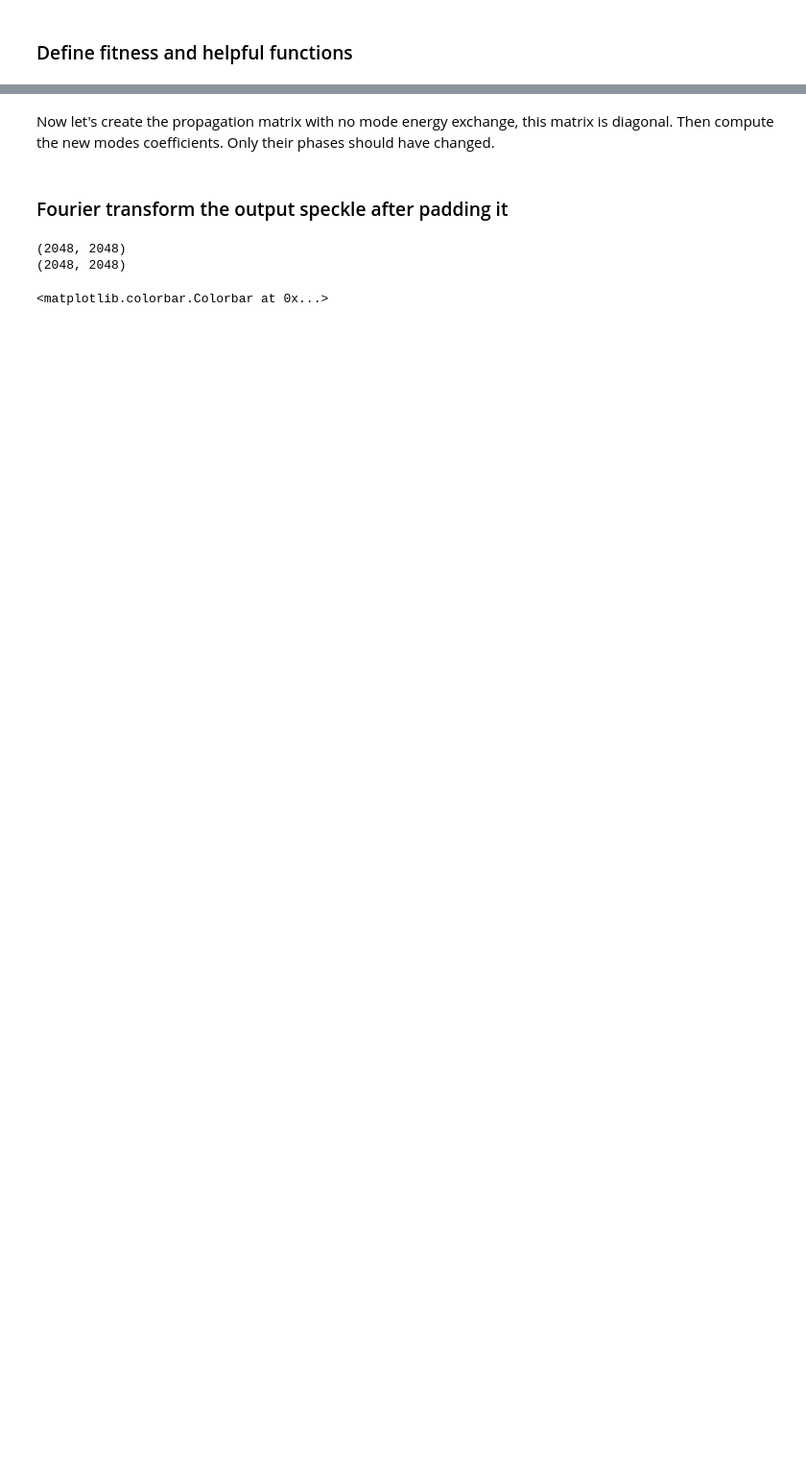
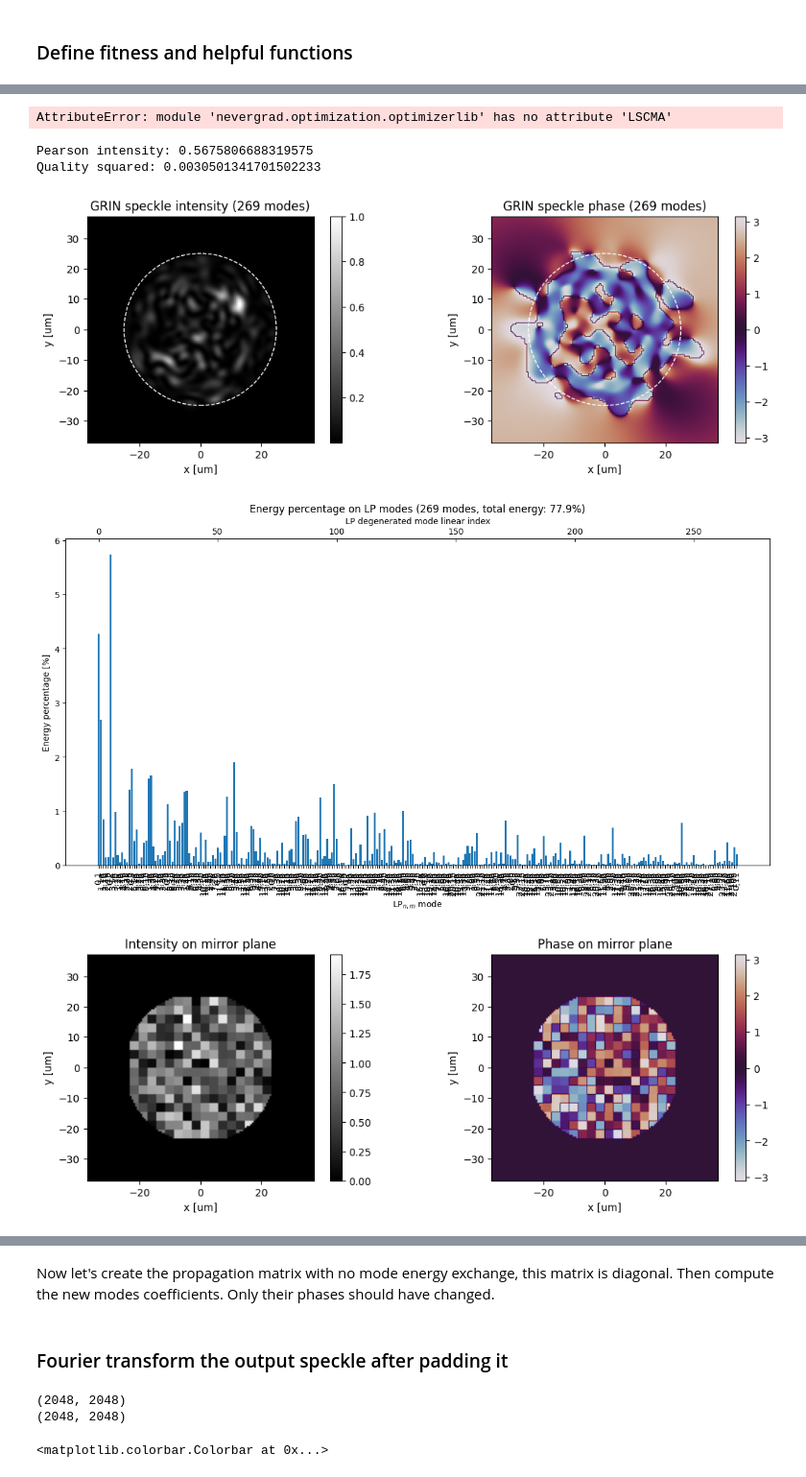
Before and after one commit to jysru/MMF_LP_modes, a Jupyter notebook: modes_optim/diagonal_fiber_optimization.ipynb, the cells around one changed output, grey strips where cells are left out. Shown at 96% size. Saved outputs shown, nothing was run; the diff lists cells and outputs as text; code cells hidden in the pictures; blank space fills up the shorter version.

```diff
--- a/modes_optim/diagonal_fiber_optimization.ipynb
+++ b/modes_optim/diagonal_fiber_optimization.ipynb
@@ -199,6 +233,78 @@ fevals=160, best_value=-0.6815583301862624, best_eval=148
+# %%
+import nevergrad as ng
+from nevergrad.optimization import optimizerlib
+
+COMPLEX = True
+
+def fitness_func(solution):
+    return fitness_function_from_phases(solution, target_field, propagation_matrix)
+
+def fitness_func_cplx(solution):
+    return fitness_function_from_reim(solution, target_field, propagation_matrix)
+
+
+n = 16
+if COMPLEX:
+    # x0 = 1 / np.sqrt(2) * np.random.rand(2*n**2)
+    x0 = np.ones(shape=(n**2)) * np.exp(1j * 2 * np.pi * np.random.rand(n**2))
+    x0 = np.concatenate([np.real(x0), np.imag(x0)])
+    ub = 1.0
+    lb = -1.0
+    obj_func = fitness_func_cplx
+else:
+    x0 = 2 * np.pi * np.random.rand(n**2) - np.pi
+    ub = +np.pi
+    lb = -np.pi
+    obj_func = fitness_func
+
+
+
+# Define the search space
+param = ng.p.Array(
+    init=x0,
+    # shape=(phi0.size,),
+    lower=lb,
+    upper=ub,
+)
+
+optimizer = ng.optimizers.CMA(
+    parametrization=param,
+    budget=100,
+    num_workers=1,
+)
+
+# Run the optimization
+recommendation = optimizer.minimize(
+    objective_function=obj_func,
+    verbosity=1,
+)
+
+
+# Best result after all iterations
+recommendation = optimizer.provide_recommendation()
+print("\nBest solution:", recommendation.value)
+print("Best fitness :", obj_func(recommendation.value))
+# %% [output]
+AttributeError: module 'nevergrad.optimization.optimizerlib' has no attribute 'LSCMA'
 # %%
-best_coupled_out = get_output_field_from_phases(best_solution, propagation_matrix)
-print(pearson(np.square(np.abs(best_coupled_out.field)), np.square(np.abs(target_field))))
+if COMPLEX:
+    best_coupled_out = get_output_field_from_reim(recommendation.value, propagation_matrix)
+else:
+    best_coupled_out = get_output_field_from_phases(recommendation.value, propagation_matrix)
+
+pear = pearson(np.square(np.abs(best_coupled_out.field)), np.square(np.abs(target_field)))
+qual = quality(best_coupled_out.field, target_field, squared=True)
+print(f"Pearson intensity: {pear}")
+print(f"Quality squared: {qual}")
+
 # best_coupled_out = get_output_field_from_phases(phi0.flatten(), propagation_matrix)
 best_coupled_out.plot(complex=True, complex_hsv=False)
 best_coupled_out.plot_coefficients()
+
+plot_dm_from_reim(recommendation.value)
+# %% [output]
+Pearson intensity: 0.5675806688319575
+Quality squared: 0.0030501341701502233
+[figure, added]
+[figure, added]
+[figure, added]
```
Also changed, not shown: parts of 10 cells of this notebook.
